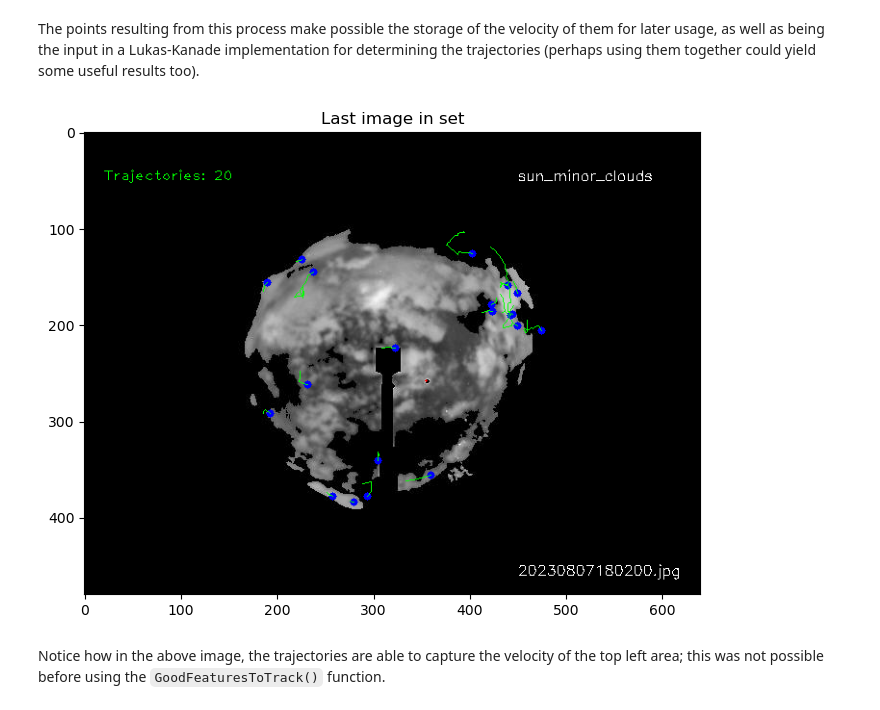
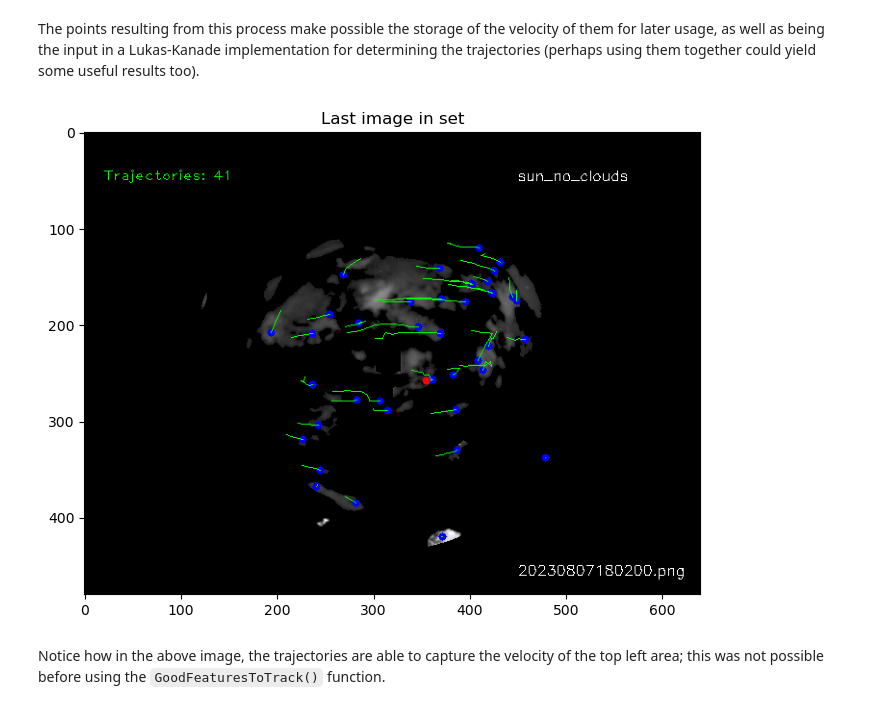
Before and after one commit to rodhervan/SkyImFeatures, a Jupyter notebook: Final_document.ipynb, the cells around one changed output. Saved outputs shown, nothing was run; the diff lists cells and outputs as text; code cells hidden in the pictures.

```diff
--- a/Final_document.ipynb
+++ b/Final_document.ipynb
@@ -674,7 +836,7 @@ gradient_radius = 250  # Radius of the gradient
 gradient_2 = create_radial_gradient(image_size, gradient_center, gradient_radius)
 rgba_grad_2 = TwoDToRGBA (gradient_2)
 
-first_grad = multiply_with_gradient(rgba_image, rgba_grad_1, 1)
+first_grad = multiply_with_gradient(rgba_image, rgba_grad_1, 0.5)
 # second_grad = multiply_with_gradient(first_grad, rgba_grad_2, 1)
 # %%
 from skimage.filters import threshold_yen, gaussian
@@ -1553,7 +1777,7 @@ flow = np.empty((480, 640, 2))
 
 
 # presegemented image folder (for speed)
-image_folder = '20230807_seg_corrected'
+image_folder = '20230807_avg'
 preseg = True
 with open('sun_data.json', 'r', encoding='utf-8') as sun_file:
     sun_data = json.load(sun_file)
@@ -1593,7 +1817,16 @@ for image_file in image_files[955:965]:
     if preseg:
         frame = cv2.imread(image_path)
         preprocess_name = image_file[:-3]+'jp2'
-        sun = sun_data.get(preprocess_name, "no value")
+        if preprocess_name in sun_data:
+            if 'coords'in sun_data[preprocess_name]:
+                new_coords = sun_data[preprocess_name]['coords']
+            else:
+                new_coords = [new_solar_x, new_solar_y]
+            if 'sun' in sun_data[preprocess_name]:
+                sun = sun_data[preprocess_name]['sun']
+            else:
+                sun = 'no value'
+
 
     # Image gets transformed to single channel gray
     gray = cv2.cvtColor(frame, cv2.COLOR_BGR2GRAY)
@@ -1721,34 +1954,34 @@ for image_file in image_files[955:965]:
         p = centroids_array
 
         # If points are available, add them to the trajectories
         if p is not None:
             for y, x in p.reshape(-1, 2):
                 vel_x, vel_y = flow[round(y), round(x), :]
                 trajectories_vel.append([(vel_x, vel_y)])
                 trajectories.append([(x, y)])
 
     frame_idx += 1
     prev_gray = gray
 
     # Show Results
     cv2.imshow('Optical Flow', lk_img)
     # cv2.imshow('Mask', mask)
 
     if cv2.waitKey(10) & 0xFF == ord('q'):
         break
 
 
 cv2.destroyAllWindows()
 
 plt.figure(figsize=(10,6))
 plt.title('Last image in set')
 plt.imshow(lk_img)
 
 # Save the data as a JSON file
 with open('image_data.json', 'w', encoding='utf-8') as f:
     json.dump(image_data, f, ensure_ascii=False, indent=4)
 # %% [output]
-[figure, old version]
+[figure, new version]
 # %% [markdown]
 Notice how in the above image, the trajectories are able to capture the velocity of the top left area; this was not possible before using the `GoodFeaturesToTrack()` function.
 # %% [markdown]
```
Also changed, not shown: parts of 16 cells of this notebook, 4 other files.
